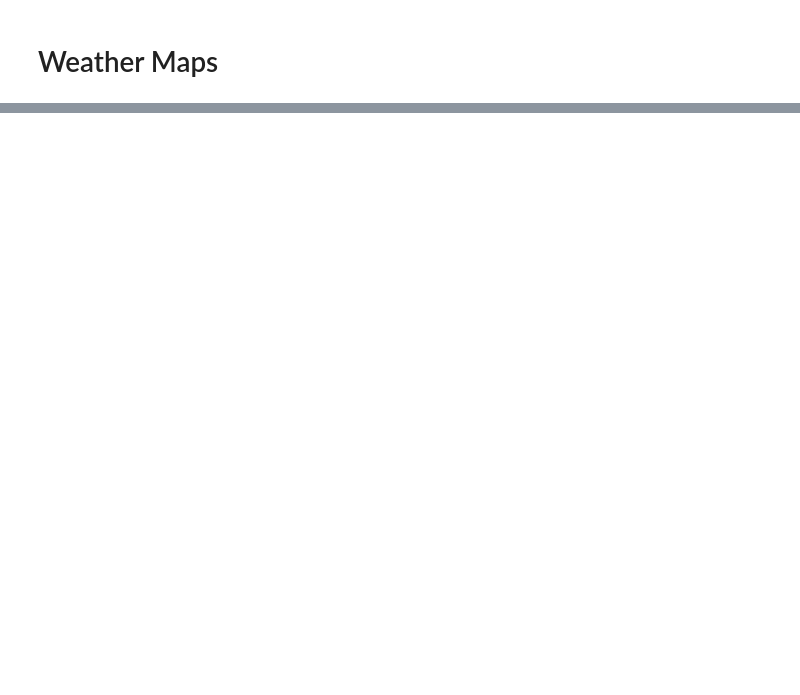
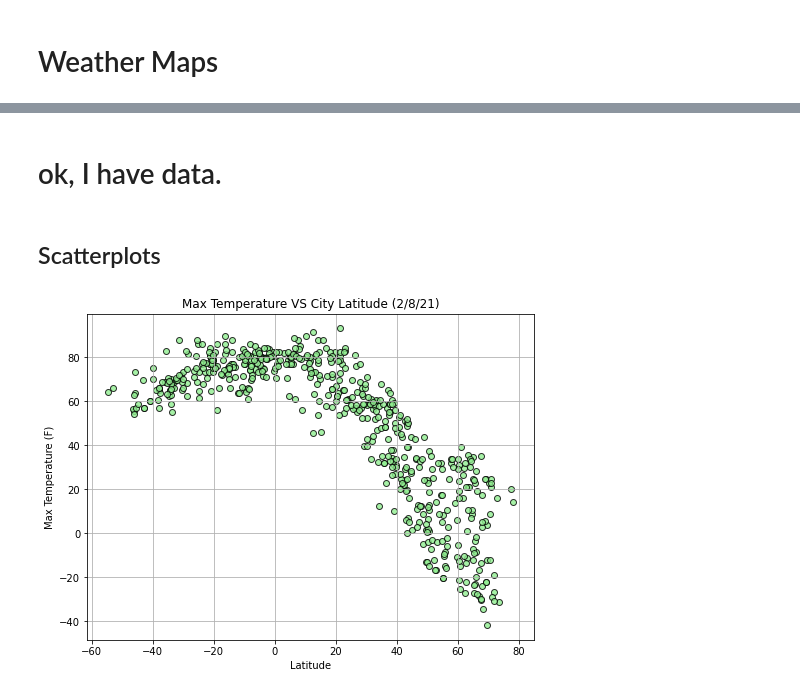
Before and after one commit to radioactivearm/python-api-challenge, a Jupyter notebook: WeatherPy/WeatherPy.ipynb, the cells around one changed output, grey strips where cells are left out. Cells and saved outputs as stored; diff of their text form; code cells hidden in the pictures; blank space fills up the shorter version.

```diff
--- a/WeatherPy/WeatherPy.ipynb
+++ b/WeatherPy/WeatherPy.ipynb
@@ -13,2 +16,26 @@ from scipy.stats import linregress
 # API keys
 from config import api_key
+# %%
+# these next to cells i got from the starter code to generate list of cities to use
+lat_range = (-90, 90)
+lng_range = (-180, 180)
+# %%
+# List for holding lat_lngs and cities
+lat_lngs = []
+towns = []
+
+# Create a set of random lat and lng combinations
+lats = np.random.uniform(lat_range[0], lat_range[1], size=1500)
+lngs = np.random.uniform(lng_range[0], lng_range[1], size=1500)
+lat_lngs = zip(lats, lngs)
+
+# Identify nearest city for each lat, lng combination
+for lat_lng in lat_lngs:
+    city = citipy.nearest_city(lat_lng[0], lat_lng[1]).city_name
+
+    # If the city is unique, then add it to a our cities list
+    if city not in towns:
+        towns.append(city)
+
+# Print the city count to confirm sufficient count
+len(towns)
@@ -15,6 +44,6 @@ from config import api_key
 # %%
 # setting my search paramaters
-towns = ['lakeville,minnesota', 'st. paul,minnesota']
+# towns = ['st. paul', 'albany', 'st. louis', 'miami', 'portland']
 units = 'imperial'
 base_url = 'http://api.openweathermap.org/data/2.5/weather?'
 # %%
@@ -65,0 +168,3 @@ weather_df
+# %%
+# getting rid of cities with humidity greater than 100
+weather_df = weather_df.loc[weather_df['Humidity'] <= 100, :]
@@ -65,0 +184,21 @@ weather_df
+# %% [markdown]
+# ok, I have data.
+# %% [markdown]
+## Scatterplots
+# %%
+# temperature vs latitude
+lat = weather_df['Lat']
+temp = weather_df['Max Temp']
+
+plt.figure(figsize=(8,6))
+plt.scatter(lat, temp, color='lightgreen', edgecolor='black', alpha=.8)
+
+plt.title('Max Temperature VS City Latitude (2/8/21)')
+plt.xlabel('Latitude')
+plt.ylabel('Max Temperature (F)')
+
+plt.grid(True)
+
+plt.show()
+# %% [output]
+[figure, added]
```
Also changed, not shown: parts of 9 cells of this notebook.
